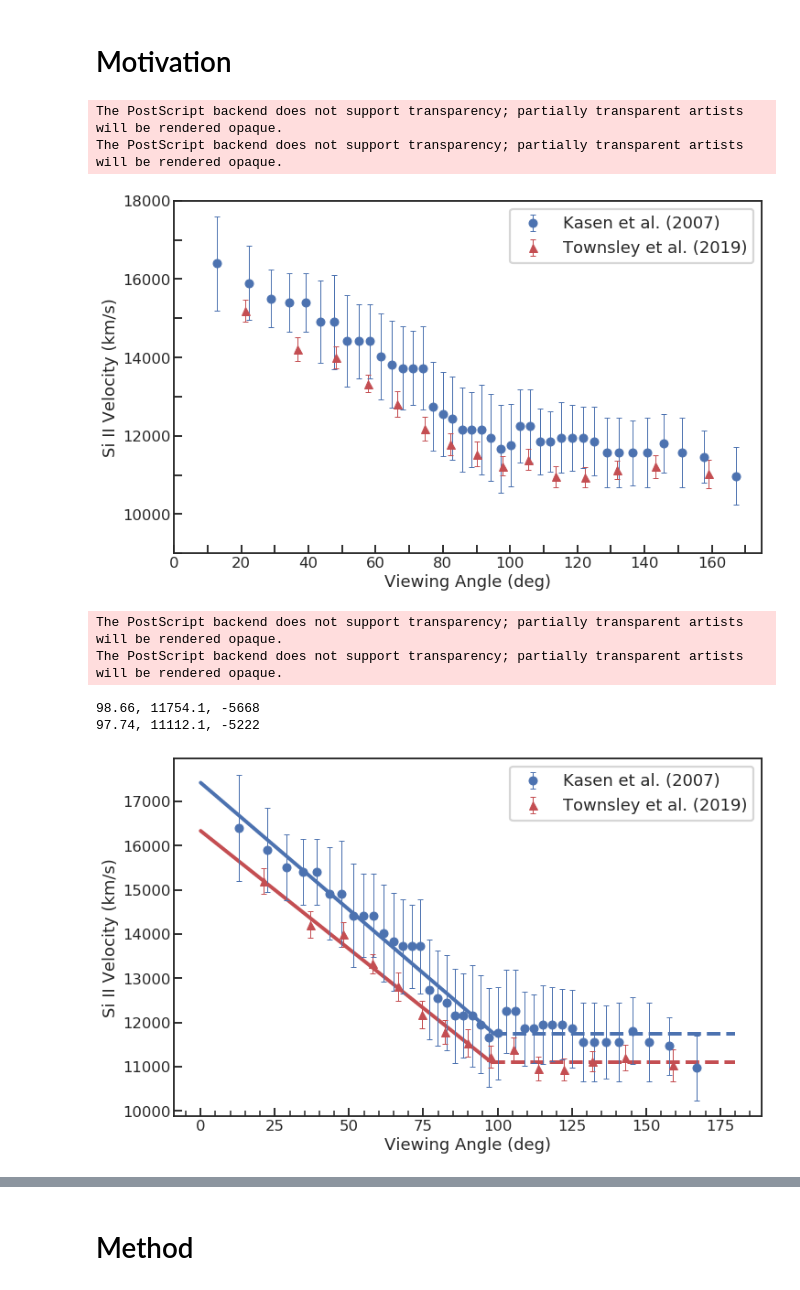
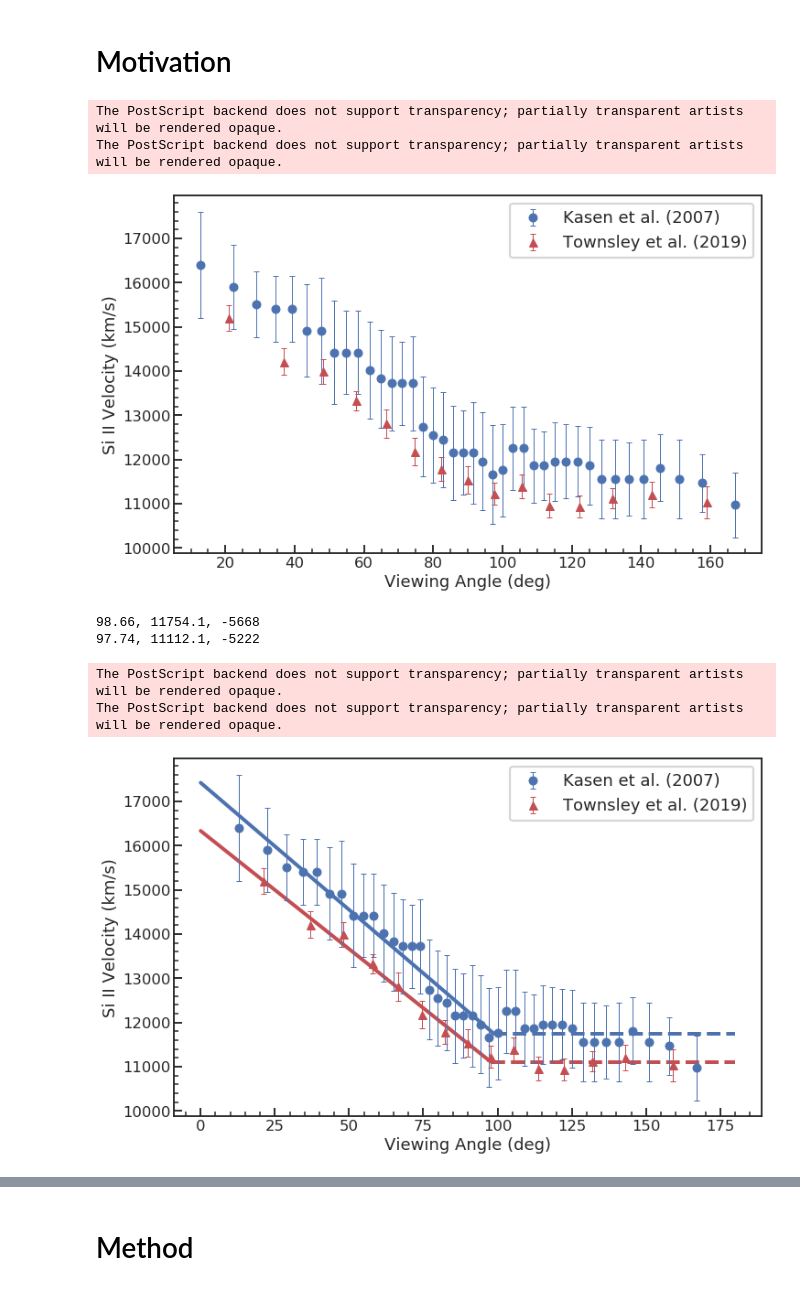
Before and after one commit to ketozhang/ejecta-velocities-of-type-Ia-supernovae, a Jupyter notebook: simulation.ipynb, the cells around one changed output, grey strips where cells are left out. Saved outputs shown, nothing was run; the diff lists cells and outputs as text; code cells hidden in the pictures.

Commit message:
Update figures, KS test on other null models
* Add tick marks to figures
* KS test on group I, II, and unimodal

```diff
--- a/simulation.ipynb
+++ b/simulation.ipynb
@@ -4,19 +4,19 @@ import pandas as pd
 import matplotlib as mpl
 import matplotlib.pyplot as plt
 import seaborn as sns  # >= 0.9
-sns.set(style='ticks', context='talk', color_codes=True)
+sns.set(style='ticks', context='talk', color_codes=True, rc={
+    'figure.figsize': [10, 6],
+    'legend.fontsize': 18,
+    'lines.linewidth' : 5,
+    'patch.linewidth': 2.2,
+    'hatch.linewidth': 2,
+    'xtick.direction': 'in',
+    'ytick.direction': 'in',
+    'xtick.minor.visible': True,
+    'ytick.minor.visible': True,
+    'xtick.minor.size': 5,
+    'ytick.minor.size': 5,
+})
-# %%
-mpl.rcParams.update({
-    'figure.figsize': [10, 6],
-    'legend.fontsize': 18,
-    'lines.linewidth' : 5,
-    'patch.linewidth': 2.2,
-    'hatch.linewidth': 2,
-    'xtick.direction': 'in',
-    'ytick.direction': 'in',
-    'xtick.minor.visible': True,
-    'ytick.minor.visible': True
-})
 # %%
 import warnings
 warnings.filterwarnings('ignore')
@@ -282,31 +266,22 @@ Because $\chi^2_3 > 7.82$ (p-value < 5%), we consider the improvement from the u
 # %%
 kasen_model = import_kasen07()
 plt.errorbar(kasen_model['viewing_angle'], kasen_model['v_siII'], yerr=kasen_model['v_siII_err'],
              fmt='o', elinewidth=1, capsize=3, capthick=1, label='Kasen et al. (2007)')
 
 townsley_model = import_townsley19()
 plt.errorbar(townsley_model['viewing_angle'], townsley_model['v_siII'], yerr=townsley_model['v_siII_err'],
              fmt='^', elinewidth=1, capsize=3, capthick=1, color='r', label='Townsley et al. (2019)')
 
-ytickslabel = np.array(plt.yticks()[0]).astype(int).astype(str)
-ytickslabel[::2] = ''
-plt.yticks(plt.yticks()[0], ytickslabel)
-
-xticks = np.arange(0, 171, 10)
-xtickslabel = xticks.astype(str)
-xtickslabel[1::2] = ''
-plt.xticks(xticks, xtickslabel)
-
 plt.xlabel('Viewing Angle (deg)')
 plt.ylabel('Si II Velocity (km/s)')
 plt.tight_layout(pad=0)
 plt.legend()
 
 plt.savefig('results/Kasen07_velocity_plot.eps', orientation='landscape', format='eps', )
 # %% [output]
 The PostScript backend does not support transparency; partially transparent artists will be rendered opaque.
 The PostScript backend does not support transparency; partially transparent artists will be rendered opaque.
-[figure, old version]
+[figure, new version]
 # %%
 def piecewise_linear(x, x0, y0, m1):
     l1 = m1 * x + (y0 - m1 * x0)
@@ -331,15 +306,6 @@ print(f"{params[0]:.4g}, {params[1]:.6g}, {params[2]*params[0]:.4g}")
 plt.plot(x[x <= params[0]], piecewise_linear(x, *params)[x <= params[0]], color='r', lw=4, zorder=1)
 plt.plot(x[x > params[0]], piecewise_linear(x, *params)[x > params[0]], color='r', lw=4, zorder=1, ls='--')
 
-# ytickslabel = np.array(plt.yticks()[0]).astype(int).astype(str)
-# ytickslabel[::2] = ''
-# plt.yticks(plt.yticks()[0], ytickslabel)
-
-# xticks = np.arange(0, 181, 10)
-# xtickslabel = xticks.astype(str)
-# xtickslabel[1::2] = ''
-# plt.xticks(xticks, xtickslabel)
-
 plt.xlabel('Viewing Angle (deg)')
 plt.ylabel('Si II Velocity (km/s)')
 plt.tight_layout(pad=0)
@@ -347,11 +313,11 @@ plt.legend()
 
 plt.savefig('results/Kasen07_velocity_plot_fitted.eps', orientation='landscape', format='eps', )
 # %% [output]
-The PostScript backend does not support transparency; partially transparent artists will be rendered opaque.
-The PostScript backend does not support transparency; partially transparent artists will be rendered opaque.
+98.66, 11754.1, -5668
+97.74, 11112.1, -5222
-98.66, 11754.1, -5668
-97.74, 11112.1, -5222
+The PostScript backend does not support transparency; partially transparent artists will be rendered opaque.
+The PostScript backend does not support transparency; partially transparent artists will be rendered opaque.
-[figure, old version]
+[figure, new version]
 # %%
 params, _ = curve_fit(piecewise_linear, np.concatenate([kasen_model['viewing_angle'], townsley_model['viewing_angle']]), np.concatenate([kasen_model['v_siII'], townsley_model['v_siII']]), p0=[100, 12000, -4000/60])
 
```
Also changed, not shown: parts of 12 cells of this notebook, 15 other files.
